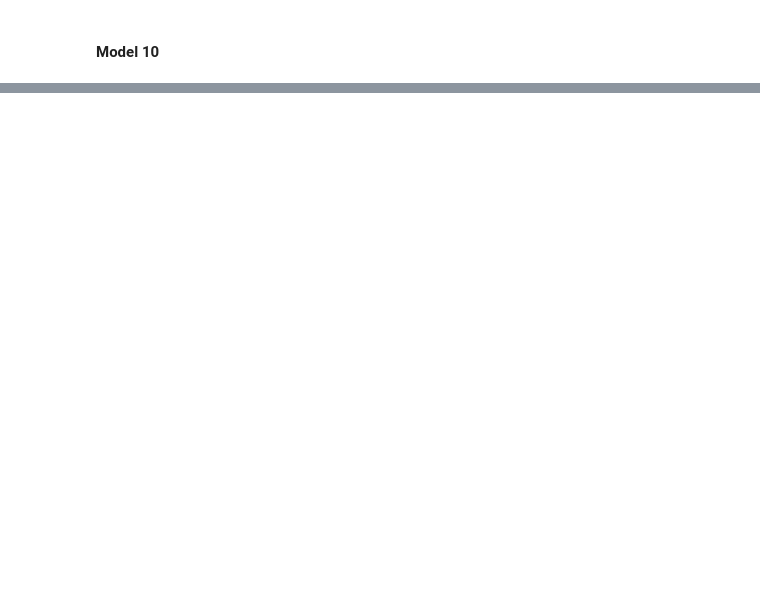
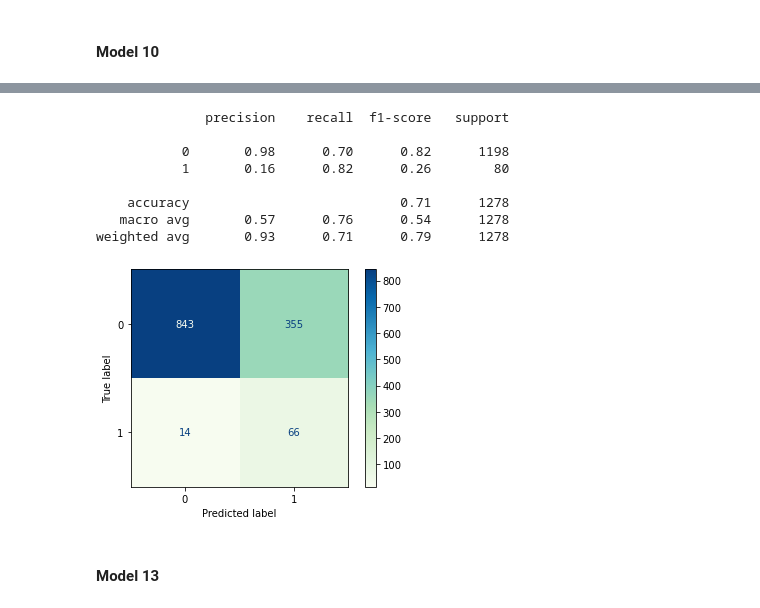
Before and after one commit to jasonarikupurathu/stroke-predictions, a Jupyter notebook: Analysis-Notebook.ipynb, the cells around one changed output, grey strips where cells are left out. Drawn from its saved outputs; the diff is of its cells as text; code cells hidden in the pictures; blank space fills up the shorter version.

```diff
--- a/Analysis-Notebook.ipynb
+++ b/Analysis-Notebook.ipynb
@@ -699,0 +436,14 @@ weighted avg       0.90      0.93      0.91      1278
+# %%
+evaluation_report(cv_xgb2, X_test, y_test)
+# %% [output]
+              precision    recall  f1-score   support
+
+           0       0.98      0.70      0.82      1198
+           1       0.16      0.82      0.26        80
+
+    accuracy                           0.71      1278
+   macro avg       0.57      0.76      0.54      1278
+weighted avg       0.93      0.71      0.79      1278
+[figure, added]
+# %% [markdown]
+#### Model 13
```
Also changed, not shown: parts of 46 cells of this notebook, 2 other files.
